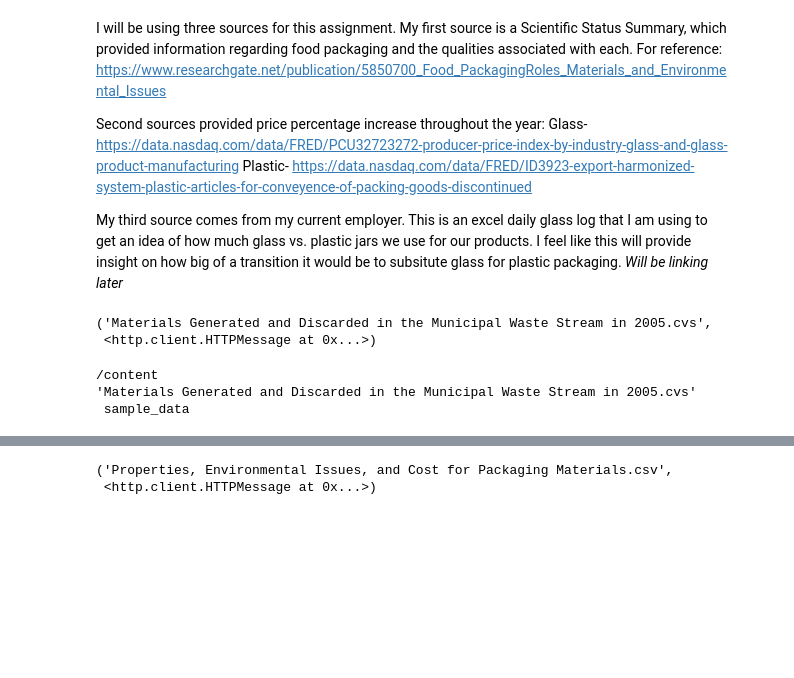
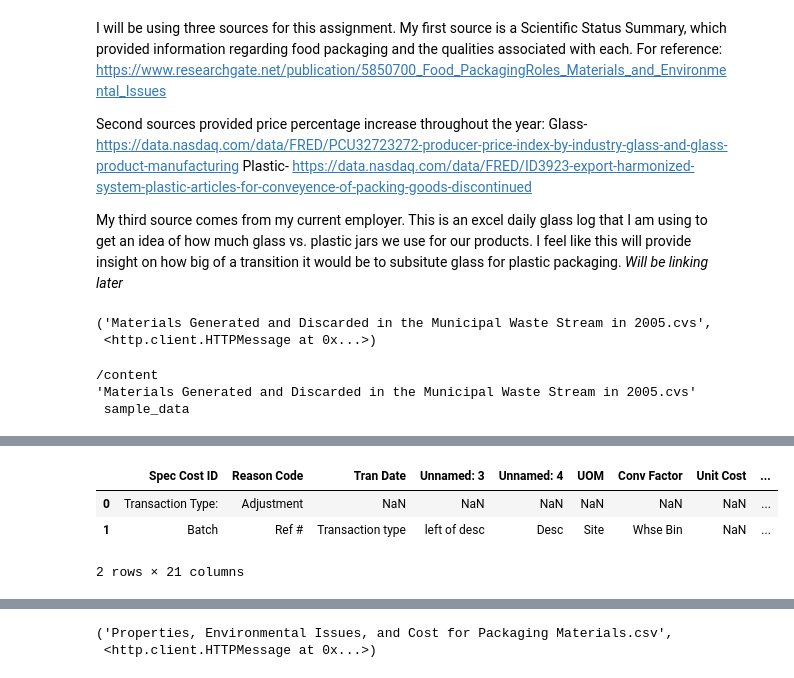
Before and after one commit to khagerthey/VIS1, a Jupyter notebook: Merging_Sources.ipynb, the cells around one changed output, grey strips where cells are left out. Saved outputs shown, nothing was run; the diff lists cells and outputs as text; code cells hidden in the pictures; blank space fills up the shorter version.

```diff
--- a/Merging_Sources.ipynb
+++ b/Merging_Sources.ipynb
@@ -62,0 +61,5 @@ dat=pd.read_csv('Materials Generated and Discarded in the Municipal Waste Stream
+# %%
+a=pd.read_excel("https://github.com/khagerthey/VIS1/raw/main/Line%203%20Glass%20Yield%20Loss%20.xlsx")
+# %%
+a.head(2)
+# %% [output]
@@ -62,0 +67,4 @@ dat=pd.read_csv('Materials Generated and Discarded in the Municipal Waste Stream
+|  | Spec Cost ID | Reason Code | Tran Date | Unnamed: 3 | Unnamed: 4 | UOM | Conv Factor | Unit Cost | ... |
+| 0 | Transaction Type: | Adjustment | NaN | NaN | NaN | NaN | NaN | NaN | ... |
+| 1 | Batch | Ref # | Transaction type | left of desc | Desc | Site | Whse Bin | NaN | ... |
+2 rows × 21 columns
```
Also changed, not shown: parts of 8 cells of this notebook.
